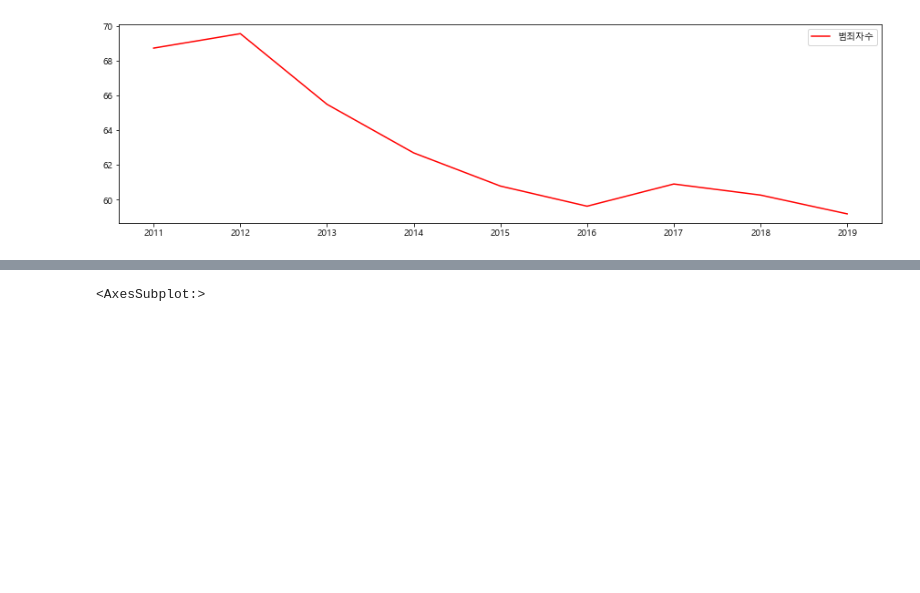
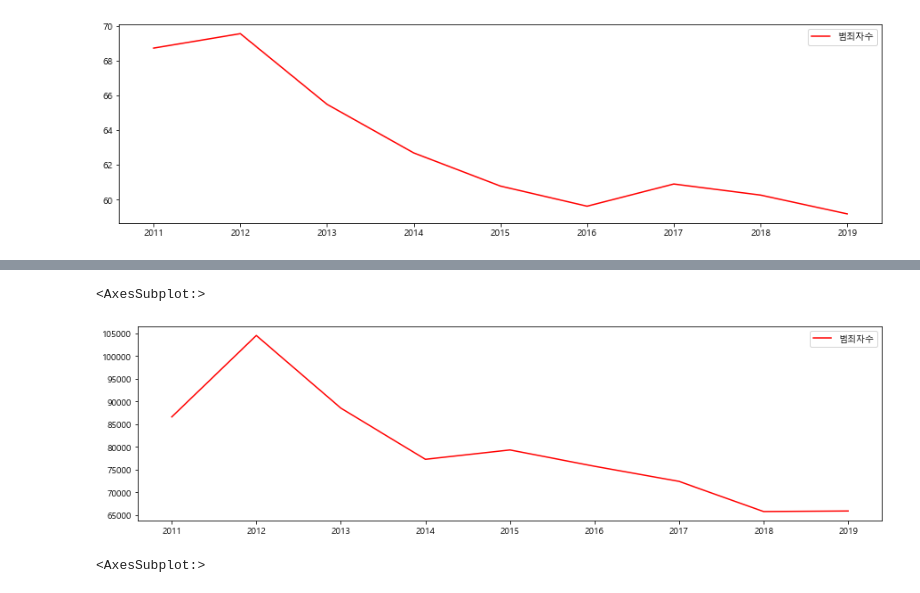
Before and after one commit to hkim11656/crime_analysis, a Jupyter notebook: 08_소년범죄 중 5대 강력범죄 비율.ipynb, the cells around one changed output, grey strips where cells are left out. Saved outputs shown, nothing was run; the diff lists cells and outputs as text; code cells hidden in the pictures; blank space fills up the shorter version.

```diff
--- a/08_소년범죄 중 5대 강력범죄 비율.ipynb
+++ b/08_소년범죄 중 5대 강력범죄 비율.ipynb
@@ -342,3 +318,8 @@ df_5_y / df_all_y * 100
+# %%
+df_all_y.plot(figsize=(15,4), color = 'red')
+# %% [output]
+<AxesSubplot:>
+[figure, added]
 # %%
 # 5대 성인 강력범죄의 연간 증감추이
 (df_5_o / df_all_o * 100).plot(figsize=(15,4), color = 'blue')
```
Also changed, not shown: parts of 4 cells of this notebook, 1 other file.
